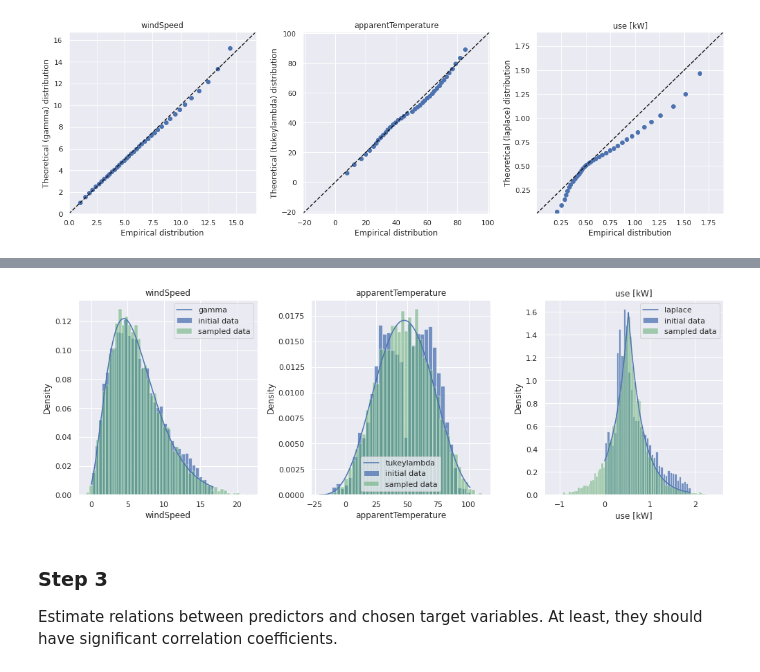
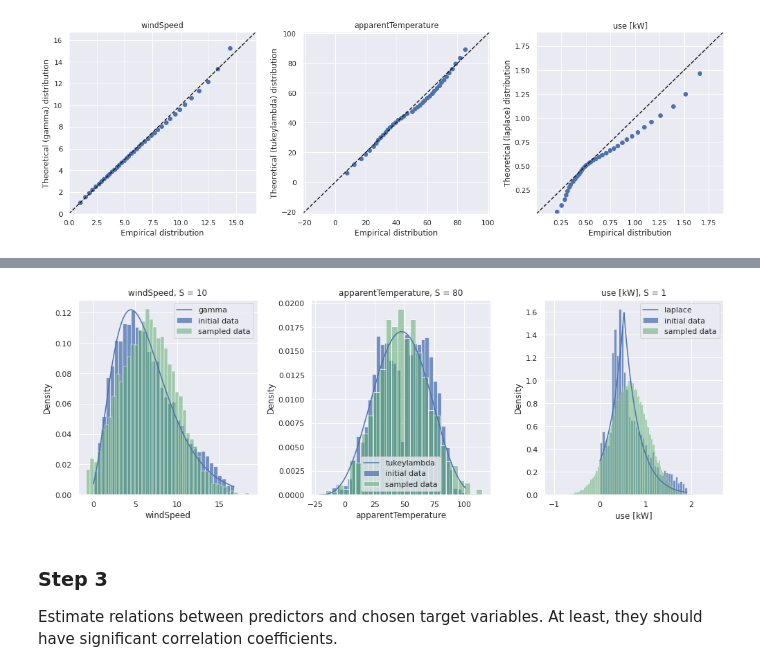
Before and after one commit to Emidiant/multivariate-data-analysis, a Jupyter notebook: task_3.ipynb, the cells around one changed output, grey strips where cells are left out. Saved outputs shown, nothing was run; the diff lists cells and outputs as text; code cells hidden in the pictures.

```diff
--- a/task_3.ipynb
+++ b/task_3.ipynb
@@ -183,7 +230,7 @@ def inverse_transform_sampling_plot(df, var, dist, ax):
     its = inverse_transform_sampling(10000, dist, params)
 
     sns.histplot(df, kde=True, stat='density', label='initial data', ax=ax)
-    sns.histplot(its, kde=True, stat='density', label='sampled data', ax=ax)
+    sns.histplot(its, kde=True, stat='density', label='sampled data', ax=ax, color="g")
 
     ax.set_ylabel('Density')
     ax.set_title(f'Inverse transform sampling for {var}. {type(dist).__name__[:-4]}')
@@ -204,0 +252,27 @@ Accept-reject sampling
+# %%
+def accept_reject_sampling_hx(data, distributions, axs):
+    dict_S = {
+        "windSpeed": 10,
+        "apparentTemperature": 80,
+        "use [kW]": 1
+    }
+    for i, col in enumerate(data.columns):
+        df = outlier_removal(data, col)
+        x = np.linspace(df.min(), df.max(), len(df))
+        bins_n = 50
+        hist_y_1, hist_x_1 = np.histogram(np.array(df), bins =bins_n, density=True)
+        x_1 = np.linspace(hist_x_1[0], hist_x_1[bins_n], bins_n)
+
+        axs[col].plot(x_1, hist_y_1/np.max(hist_y_1), label = "t(x)")
+        dist = distributions[col][0]
+        params = dist.fit(df)
+        S = dict_S[col]
+        axs[col].plot(x, S * dist.pdf(x, *params), label = "S * h(x)")
+        axs[col].set_title(f"{col}, S = {S}, {type(dist).__name__[:-4]}")
+        axs[col].legend()
+
+axs = {key: 0 for key in target}
+fig, (axs[target[0]], axs[target[1]], axs[target[2]]) = plt.subplots(1, 3)
+fig.set_size_inches(14, 5)
+accept_reject_sampling_hx(smart_home_target, distributions, axs)
+fig.tight_layout()
@@ -205,30 +281,36 @@ Accept-reject sampling
 # %%
-def accept_reject_sampling(data, distributions, axs, cols = 2):
+def accept_reject_sampling(data, distributions, axs):
+    dict_S = {
+        "windSpeed": 10,
+        "apparentTemperature": 80,
+        "use [kW]": 1
+    }
     for i, col in enumerate(data.columns):
         df = outlier_removal(data, col)
         x = np.linspace(df.min(), df.max(), len(df))
 
         sns.histplot(df, stat='density', label='initial data', ax=axs[col])
         dist = distributions[col][0]
         params = dist.fit(df)
         vals = dist.pdf(x,*params)
         axs[col].plot(x, vals, label=type(dist).__name__[:-4])
         N = 100000
+        S = dict_S[col]
         candidates = np.random.normal(df.mean(), df.std(), size=(N,))
-        prob_accept = dist.pdf(candidates,*params) / (10 * stats.distributions.norm.pdf(candidates, df.mean(), df.std()) + 1e-3)
+        prob_accept = dist.pdf(candidates, *params) / (S * dist.pdf(candidates, *params))
         mask = np.random.random(size=(N,)) < prob_accept
         sns.histplot(candidates[mask], stat='density', label='sampled data', alpha=0.5, color='g',ax=axs[col])
-        axs[col].set_title(col)
+        axs[col].set_title(f"{col}, S = {S}")
         axs[col].legend()
 
 axs = {key: 0 for key in target}
 fig, (axs[target[0]], axs[target[1]], axs[target[2]]) = plt.subplots(1, 3)
 fig.set_size_inches(14, 5)
 
 accept_reject_sampling(smart_home_target, distributions, axs)
 fig.tight_layout()
 # %% [output]
-[figure, old version]
+[figure, new version]
 # %% [markdown]
 ### Step 3
 Estimate relations between predictors and chosen target variables. At least, they should have significant correlation coefficients.
```
Also changed, not shown: parts of 23 cells of this notebook.
